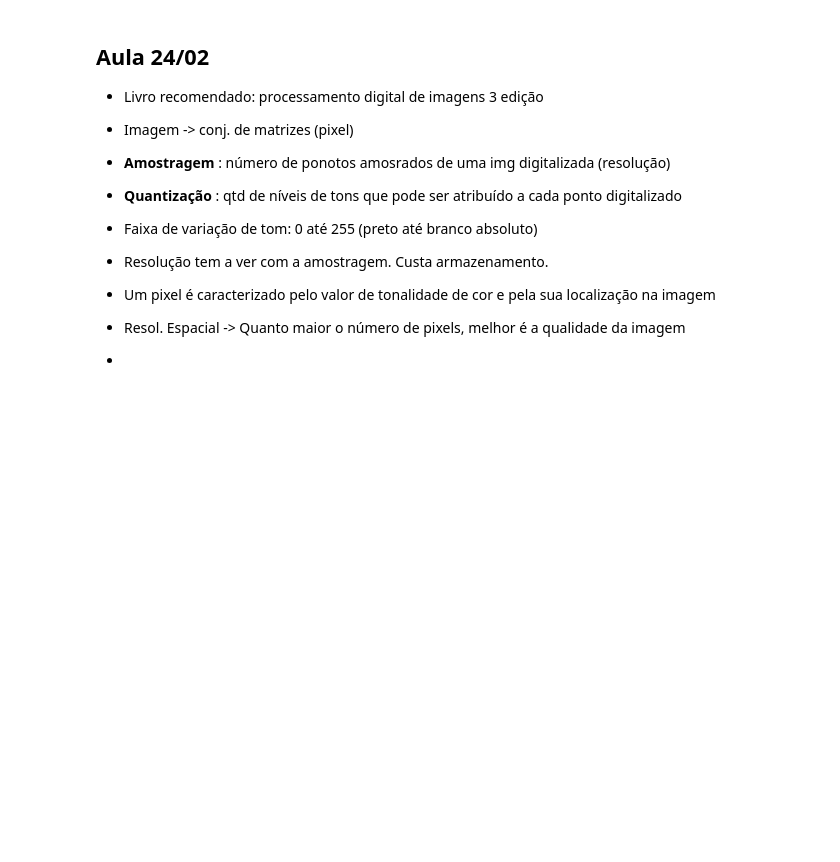
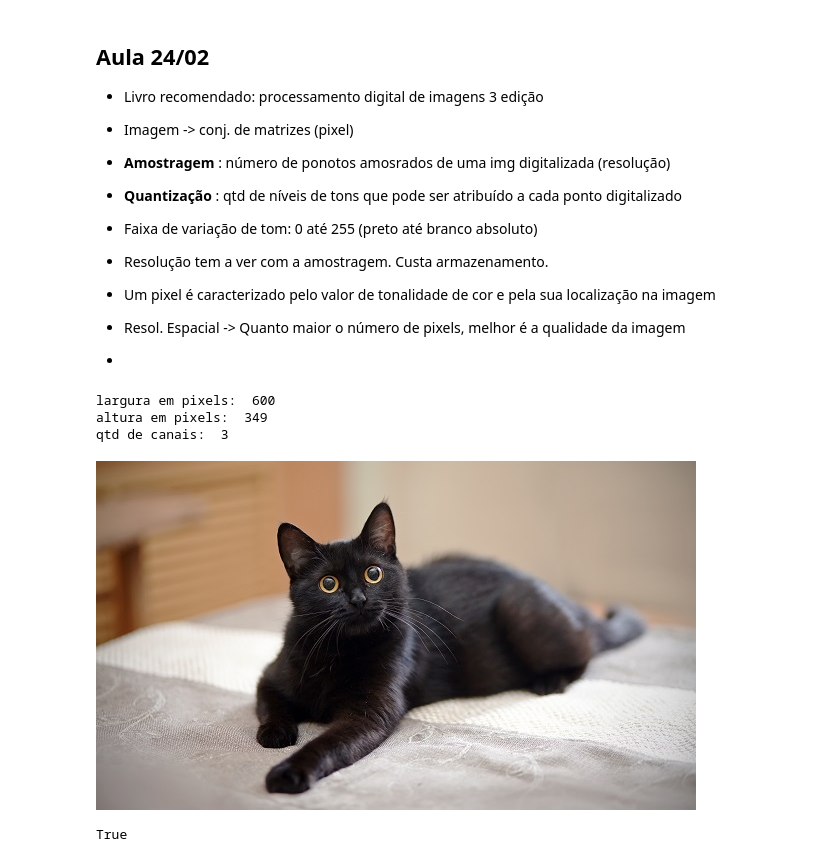
Before and after one commit to accoelhos/processamento-de-imagens, a Jupyter notebook: aula01/aula.ipynb, the cells around one changed output. Saved outputs shown, nothing was run; the diff lists cells and outputs as text; code cells hidden in the pictures; blank space fills up the shorter version.

Commit message:
passando para o colab

```diff
--- a/aula01/aula.ipynb
+++ b/aula01/aula.ipynb
@@ -14,30 +16,37 @@
 # %%
 # codigo da aula 24/02
 
 # importacoes
 import cv2 #visao computacional
+from google.colab.patches import cv2_imshow
 import numpy # trabalhar com matrizes
 
 # leitura da imagem com a funcao imread()
-imagem = cv2.imread('gato-preto-deitado.jpg')
+imagem = cv2.imread('/gato-preto-deitado.jpg')
 # a img eh armazenada na variavel imagem
 # a imagem eh uma magriz de 3 dimensoes -> 3 canais RGB (red, green, blue), mas a ordem no python é bgr
 # cada celula da matriz eh um pixel com valor de 0 a 255
 # cada celula contem um inteiro de 8 bits sem sinal (uint8)
 # cada pixel eh formado por uma tupla de 3 inteiros de 8 bits
 
 # largura da imagem
 print('largura em pixels: ', imagem.shape[1])
 
 # altura da imagem
 print('altura em pixels: ', imagem.shape[0])
 
 # qtd de canais da imagem (colorida possui 3 canais)
 print('qtd de canais: ', imagem.shape[2])
 
 # mostra img na tela com imshow
-cv2.imshow('Nome da janela', imagem)
+cv2_imshow(imagem)
 cv2.waitKey(0) # espera o usuario apertar uma tecla para fechar a janela
 
 # salvar a img no disco com a funcao imwrite()
 cv2.imwrite('imagem_copia.jpg', imagem) # salva a img com o nome 'imagem_copia.jpg'
+# %% [output]
+largura em pixels:  600
+altura em pixels:  349
+qtd de canais:  3
+[figure, added]
+True
```
Also changed, not shown: parts of 1 cell of this notebook.
